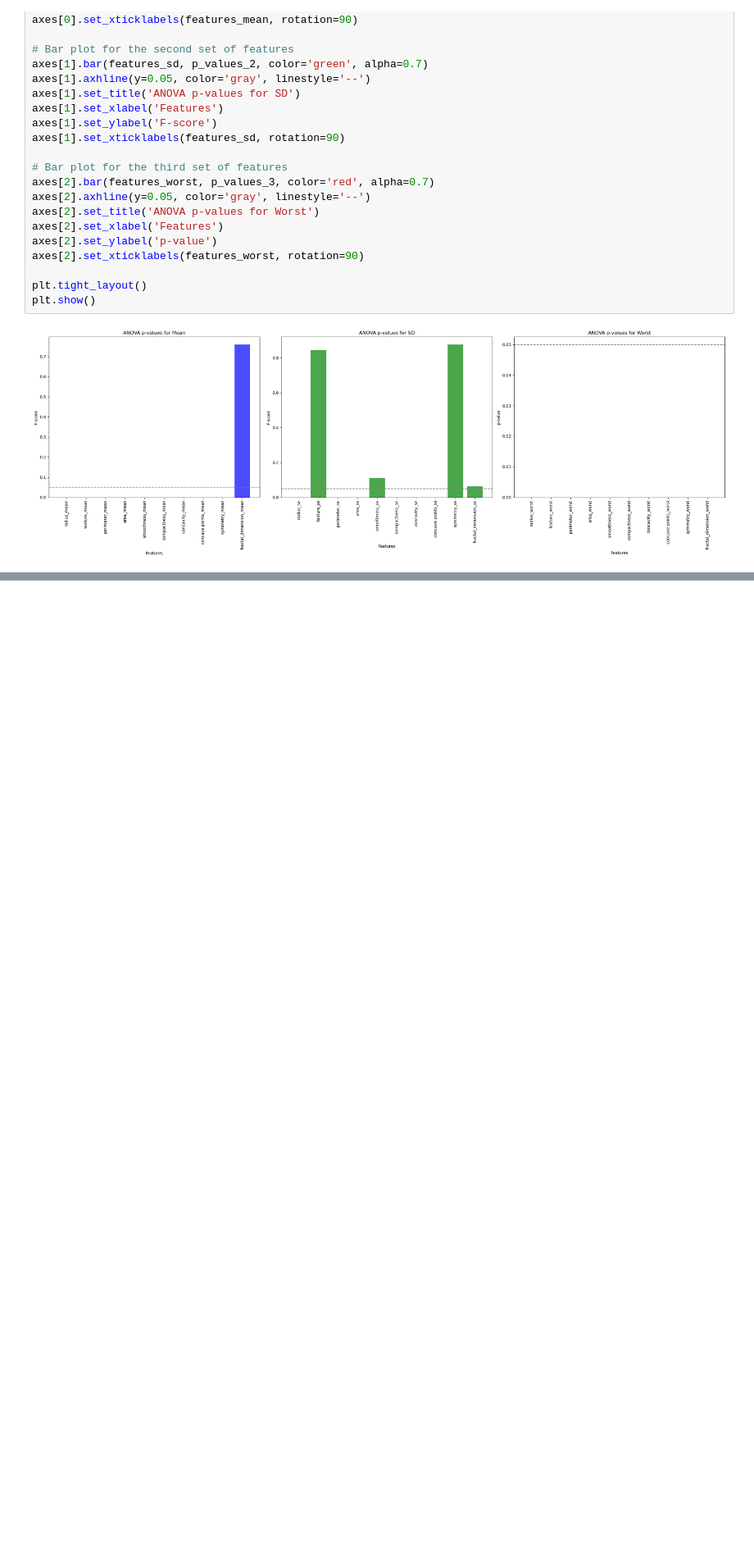
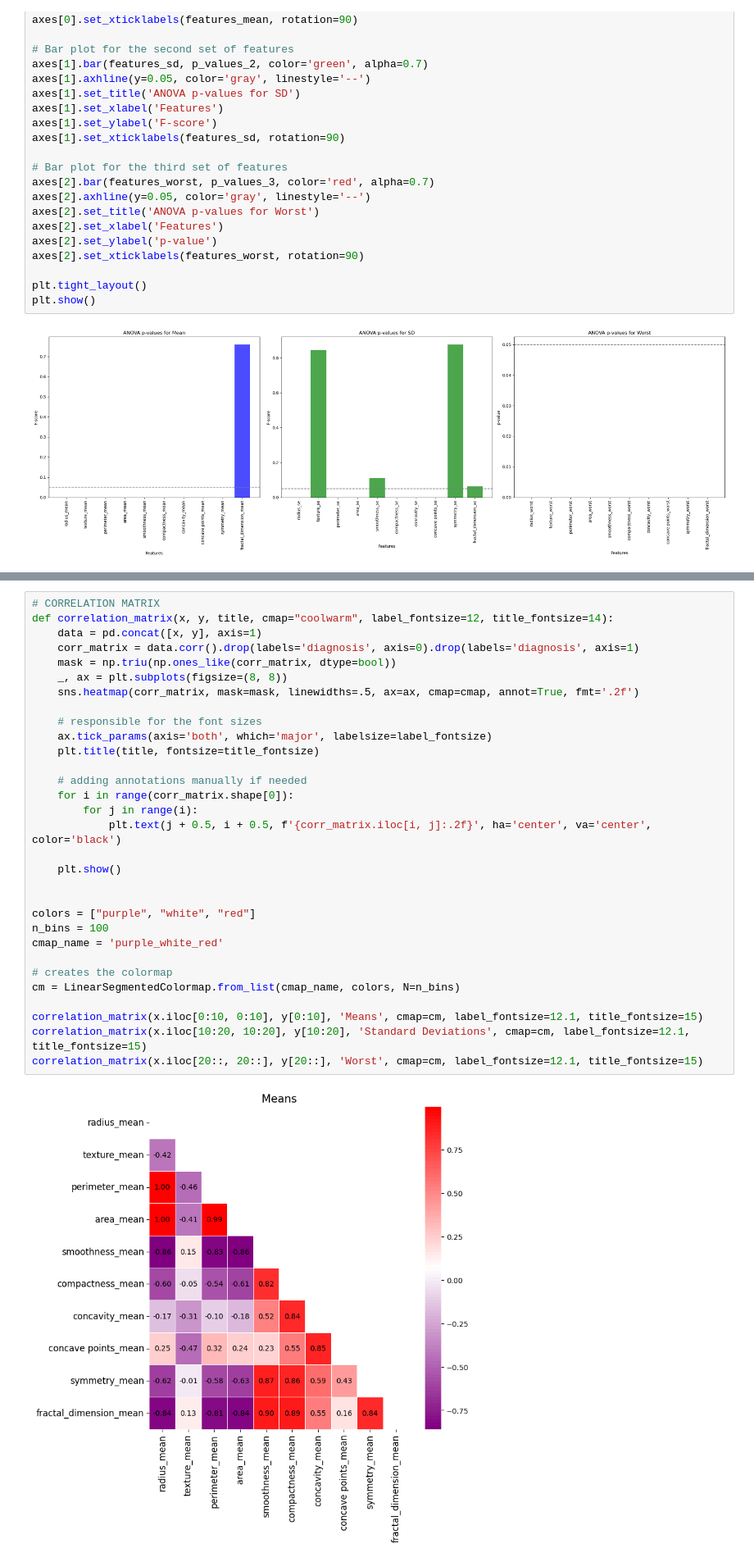
Before and after one commit to IuliaCapralova/NeuroNoodle, a Jupyter notebook: noodle_iulia.ipynb, the cells around one changed output, grey strips where cells are left out. Shown: that part at 82% size. Saved outputs shown, nothing was run; the diff lists cells and outputs as text; blank space fills up the shorter version.

Commit message:
corr map

```diff
--- a/noodle_iulia.ipynb
+++ b/noodle_iulia.ipynb
@@ -173,0 +176,33 @@ plt.show()
+# %%
+# CORRELATION MATRIX
+def correlation_matrix(x, y, title, cmap="coolwarm", label_fontsize=12, title_fontsize=14):
+    data = pd.concat([x, y], axis=1)
+    corr_matrix = data.corr().drop(labels='diagnosis', axis=0).drop(labels='diagnosis', axis=1)
+    mask = np.triu(np.ones_like(corr_matrix, dtype=bool))
+    _, ax = plt.subplots(figsize=(8, 8))
+    sns.heatmap(corr_matrix, mask=mask, linewidths=.5, ax=ax, cmap=cmap, annot=True, fmt='.2f')
+
+    # responsible for the font sizes
+    ax.tick_params(axis='both', which='major', labelsize=label_fontsize)
+    plt.title(title, fontsize=title_fontsize)
+
+    # adding annotations manually if needed
+    for i in range(corr_matrix.shape[0]):
+        for j in range(i):
+            plt.text(j + 0.5, i + 0.5, f'{corr_matrix.iloc[i, j]:.2f}', ha='center', va='center', color='black')
+
+    plt.show()
+
+
+colors = ["purple", "white", "red"]
+n_bins = 100
+cmap_name = 'purple_white_red'
+
+# creates the colormap
+cm = LinearSegmentedColormap.from_list(cmap_name, colors, N=n_bins)
+
+correlation_matrix(x.iloc[0:10, 0:10], y[0:10], 'Means', cmap=cm, label_fontsize=12.1, title_fontsize=15)
+correlation_matrix(x.iloc[10:20, 10:20], y[10:20], 'Standard Deviations', cmap=cm, label_fontsize=12.1, title_fontsize=15)
+correlation_matrix(x.iloc[20::, 20::], y[20::], 'Worst', cmap=cm, label_fontsize=12.1, title_fontsize=15)
+# %% [output]
+[figure, added]
```
Also changed, not shown: parts of 4 cells of this notebook.
